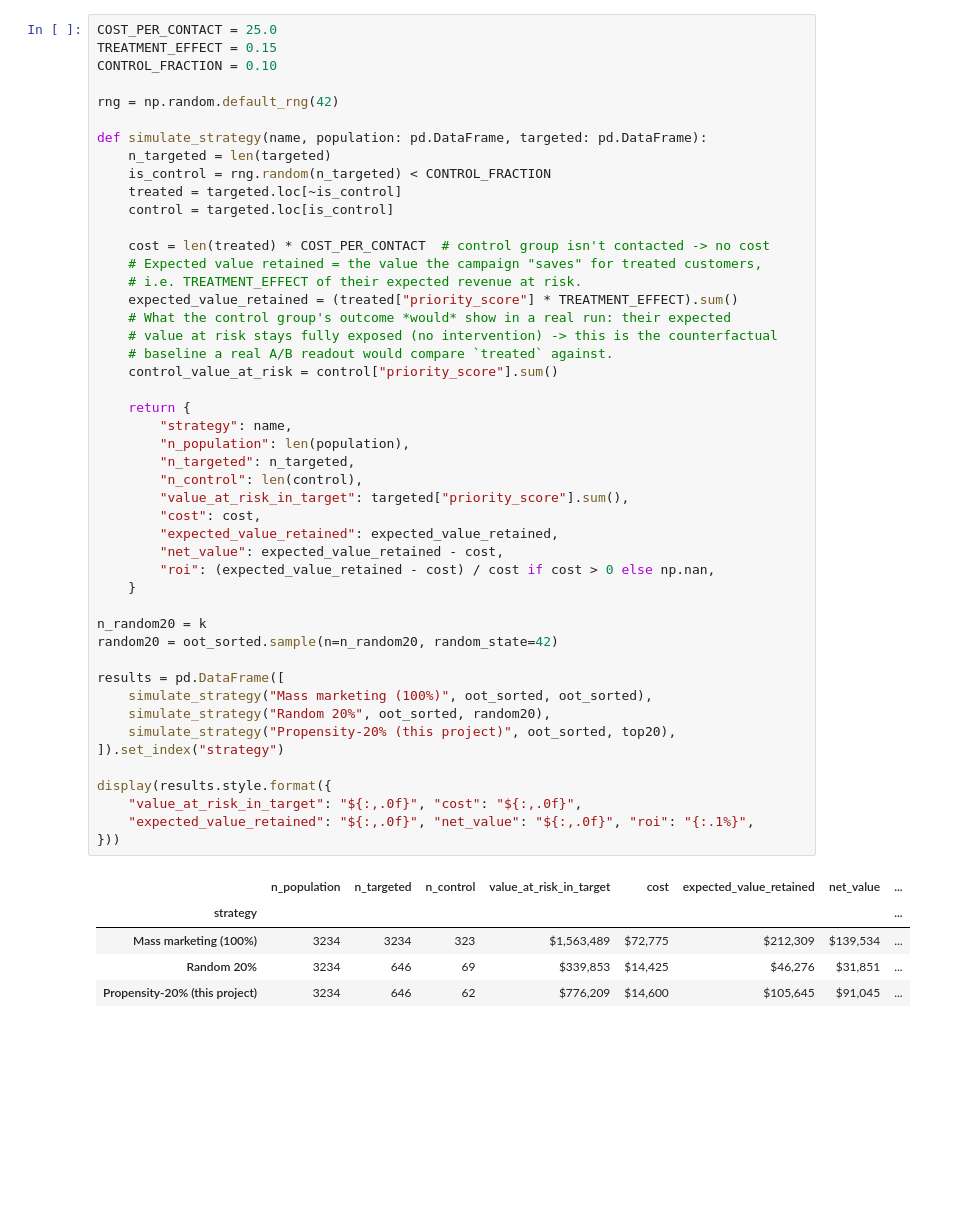
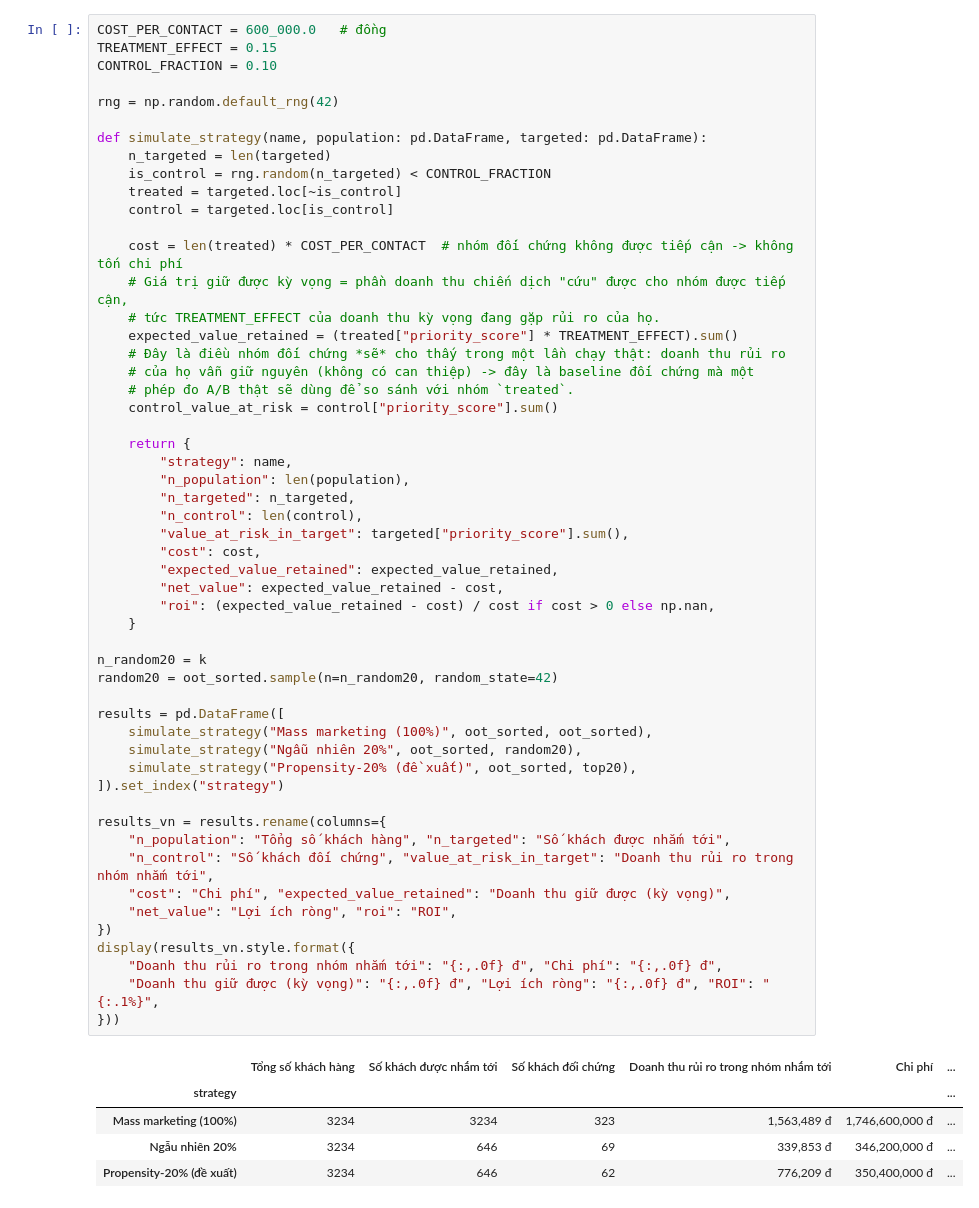
Before and after one commit to passat05/bootcamp_customer_analytics, a Jupyter notebook: notebooks/02_propensity_targeting_campaign.ipynb, the cells around one changed output. Saved outputs shown, nothing was run; the diff lists cells and outputs as text; blank space fills up the shorter version.

```diff
--- a/notebooks/02_propensity_targeting_campaign.ipynb
+++ b/notebooks/02_propensity_targeting_campaign.ipynb
@@ -199,5 +204,5 @@ Three strategies compared at the same measurement standard:
 # %%
-COST_PER_CONTACT = 25.0
+COST_PER_CONTACT = 600_000.0   # đồng
 TREATMENT_EFFECT = 0.15
 CONTROL_FRACTION = 0.10
 
@@ -206,49 +211,55 @@ rng = np.random.default_rng(42)
 def simulate_strategy(name, population: pd.DataFrame, targeted: pd.DataFrame):
     n_targeted = len(targeted)
     is_control = rng.random(n_targeted) < CONTROL_FRACTION
     treated = targeted.loc[~is_control]
     control = targeted.loc[is_control]
 
-    cost = len(treated) * COST_PER_CONTACT  # control group isn't contacted -> no cost
-    # Expected value retained = the value the campaign "saves" for treated customers,
-    # i.e. TREATMENT_EFFECT of their expected revenue at risk.
+    cost = len(treated) * COST_PER_CONTACT  # nhóm đối chứng không được tiếp cận -> không tốn chi phí
+    # Giá trị giữ được kỳ vọng = phần doanh thu chiến dịch "cứu" được cho nhóm được tiếp cận,
+    # tức TREATMENT_EFFECT của doanh thu kỳ vọng đang gặp rủi ro của họ.
     expected_value_retained = (treated["priority_score"] * TREATMENT_EFFECT).sum()
-    # What the control group's outcome *would* show in a real run: their expected
-    # value at risk stays fully exposed (no intervention) -> this is the counterfactual
-    # baseline a real A/B readout would compare `treated` against.
+    # Đây là điều nhóm đối chứng *sẽ* cho thấy trong một lần chạy thật: doanh thu rủi ro
+    # của họ vẫn giữ nguyên (không có can thiệp) -> đây là baseline đối chứng mà một
+    # phép đo A/B thật sẽ dùng để so sánh với nhóm `treated`.
     control_value_at_risk = control["priority_score"].sum()
 
     return {
         "strategy": name,
         "n_population": len(population),
         "n_targeted": n_targeted,
         "n_control": len(control),
         "value_at_risk_in_target": targeted["priority_score"].sum(),
         "cost": cost,
         "expected_value_retained": expected_value_retained,
         "net_value": expected_value_retained - cost,
         "roi": (expected_value_retained - cost) / cost if cost > 0 else np.nan,
     }
 
 n_random20 = k
 random20 = oot_sorted.sample(n=n_random20, random_state=42)
 
 results = pd.DataFrame([
     simulate_strategy("Mass marketing (100%)", oot_sorted, oot_sorted),
-    simulate_strategy("Random 20%", oot_sorted, random20),
-    simulate_strategy("Propensity-20% (this project)", oot_sorted, top20),
+    simulate_strategy("Ngẫu nhiên 20%", oot_sorted, random20),
+    simulate_strategy("Propensity-20% (đề xuất)", oot_sorted, top20),
 ]).set_index("strategy")
 
-display(results.style.format({
-    "value_at_risk_in_target": "${:,.0f}", "cost": "${:,.0f}",
-    "expected_value_retained": "${:,.0f}", "net_value": "${:,.0f}", "roi": "{:.1%}",
+results_vn = results.rename(columns={
+    "n_population": "Tổng số khách hàng", "n_targeted": "Số khách được nhắm tới",
+    "n_control": "Số khách đối chứng", "value_at_risk_in_target": "Doanh thu rủi ro trong nhóm nhắm tới",
+    "cost": "Chi phí", "expected_value_retained": "Doanh thu giữ được (kỳ vọng)",
+    "net_value": "Lợi ích ròng", "roi": "ROI",
+})
+display(results_vn.style.format({
+    "Doanh thu rủi ro trong nhóm nhắm tới": "{:,.0f} đ", "Chi phí": "{:,.0f} đ",
+    "Doanh thu giữ được (kỳ vọng)": "{:,.0f} đ", "Lợi ích ròng": "{:,.0f} đ", "ROI": "{:.1%}",
 }))
 # %% [output]
-|  | n_population | n_targeted | n_control | value_at_risk_in_target | cost | expected_value_retained | net_value | ... |
-| strategy |  |  |  |  |  |  |  | ... |
-| Mass marketing (100%) | 3234 | 3234 | 323 | $1,563,489 | $72,775 | $212,309 | $139,534 | ... |
-| Random 20% | 3234 | 646 | 69 | $339,853 | $14,425 | $46,276 | $31,851 | ... |
-| Propensity-20% (this project) | 3234 | 646 | 62 | $776,209 | $14,600 | $105,645 | $91,045 | ... |
+|  | Tổng số khách hàng | Số khách được nhắm tới | Số khách đối chứng | Doanh thu rủi ro trong nhóm nhắm tới | Chi phí | ... |
+| strategy |  |  |  |  |  | ... |
+| Mass marketing (100%) | 3234 | 3234 | 323 | 1,563,489 đ | 1,746,600,000 đ | ... |
+| Ngẫu nhiên 20% | 3234 | 646 | 69 | 339,853 đ | 346,200,000 đ | ... |
+| Propensity-20% (đề xuất) | 3234 | 646 | 62 | 776,209 đ | 350,400,000 đ | ... |
 # %%
 fig, axes = plt.subplots(1, 2, figsize=(12, 4))
 results["cost"].plot(ax=axes[0], kind="bar", color="#C44E52")
```
Also changed, not shown: parts of 23 cells of this notebook, 2 other files.
